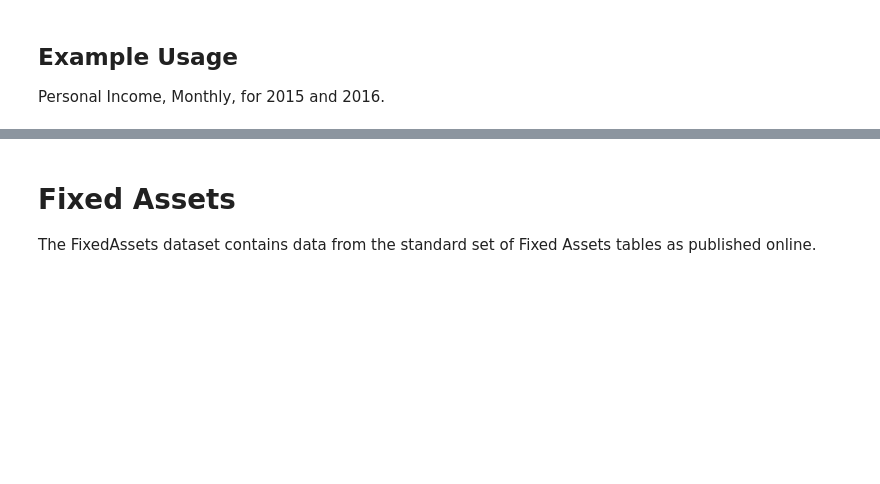
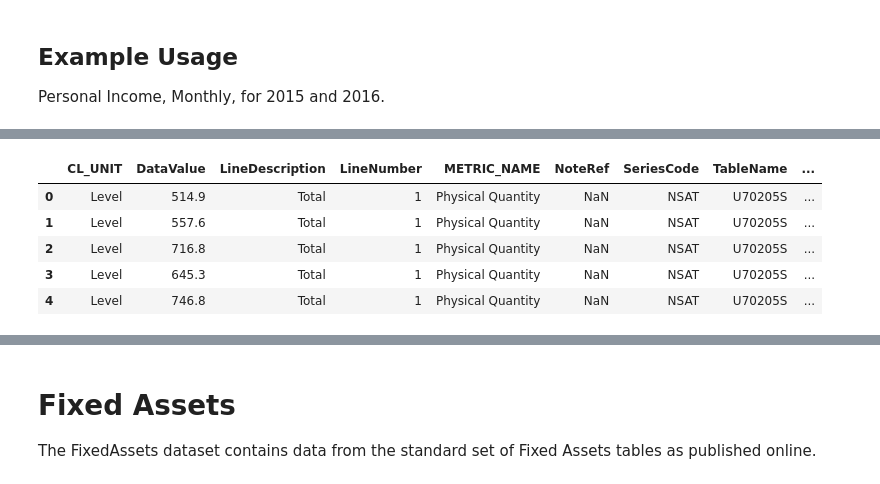
Before and after one commit to davidrpugh/pyBEA, a Jupyter notebook: examples/user-guide.ipynb, the cells around one changed output, grey strips where cells are left out. Cells and saved outputs as stored; diff of their text form; code cells hidden in the pictures; blank space fills up the shorter version.

```diff
--- a/examples/user-guide.ipynb
+++ b/examples/user-guide.ipynb
@@ -83,0 +191,16 @@ data.tail()
+# %%
+data = pybea.get_data(USER_ID,
+                      DataSetName='NIUnderlyingDetail',
+                      TableName='U70205S',
+                      Frequency='M',
+                      Year=['2015', '2016'],
+                      )
+# %%
+data.head()
+# %% [output]
+|  | CL_UNIT | DataValue | LineDescription | LineNumber | METRIC_NAME | NoteRef | SeriesCode | TableName | ... |
+| 0 | Level | 514.9 | Total | 1 | Physical Quantity | NaN | NSAT | U70205S | ... |
+| 1 | Level | 557.6 | Total | 1 | Physical Quantity | NaN | NSAT | U70205S | ... |
+| 2 | Level | 716.8 | Total | 1 | Physical Quantity | NaN | NSAT | U70205S | ... |
+| 3 | Level | 645.3 | Total | 1 | Physical Quantity | NaN | NSAT | U70205S | ... |
+| 4 | Level | 746.8 | Total | 1 | Physical Quantity | NaN | NSAT | U70205S | ... |
```
Also changed, not shown: parts of 61 cells of this notebook, 2 other files.
